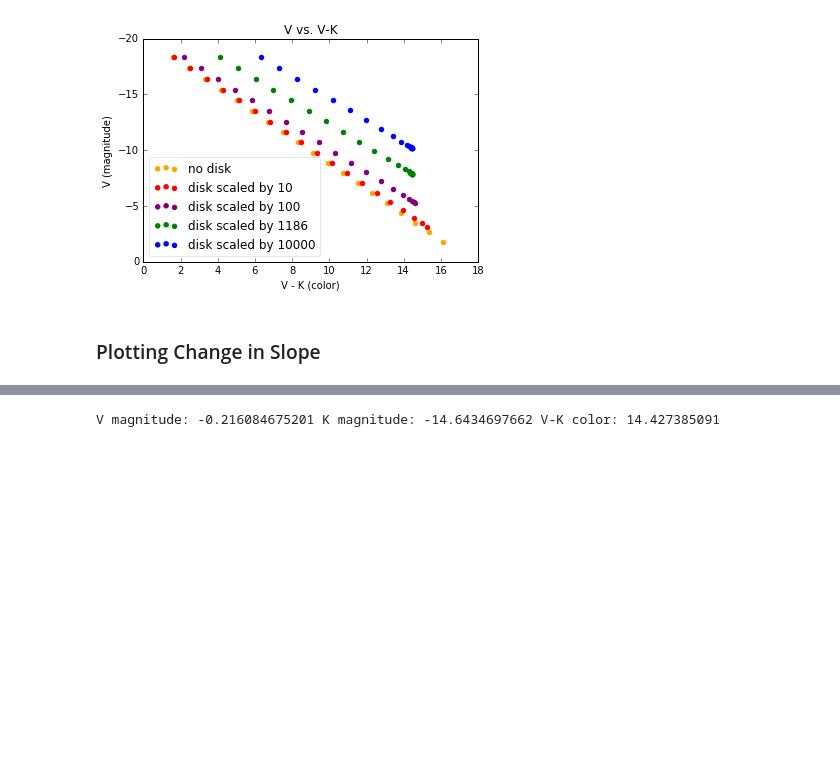
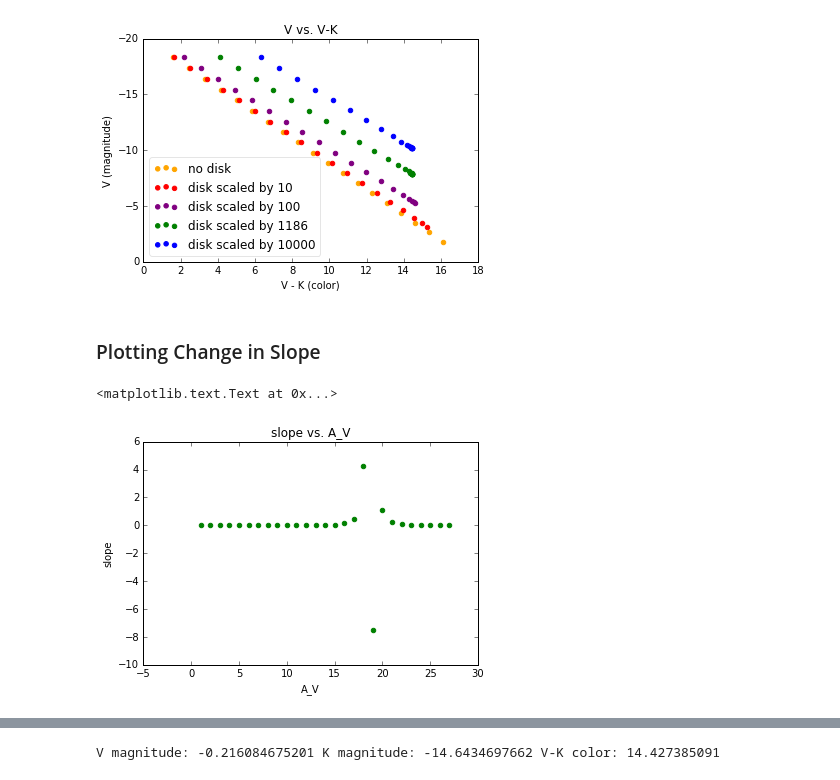
Before and after one commit to ojalae/initial-photometry, a Jupyter notebook: Plotting Change in Slope.ipynb, the cells around one changed output, grey strips where cells are left out. Cells and saved outputs as stored; diff of their text form; code cells hidden in the pictures; blank space fills up the shorter version.

```diff
--- a/Plotting Change in Slope.ipynb
+++ b/Plotting Change in Slope.ipynb
@@ -443,6 +443,14 @@ change in slopes: 0.726617343583
 [figure]
 # %% [markdown]
 ### Plotting Change in Slope
+# %%
+PlotSlopes('5700',30,1186,'green')
+plt.xlabel("A_V")
+plt.ylabel("slope")
+plt.title('slope vs. A_V')
+# %% [output]
+<matplotlib.text.Text at 0x...>
+[figure, added]
 # %%
 PlotSlopes('5700',30,0,'orange') #no second blackbody
 PlotSlopes('5700',30,10,'red') #scaled by 10
```
Also changed, not shown: parts of 1 cell of this notebook.
